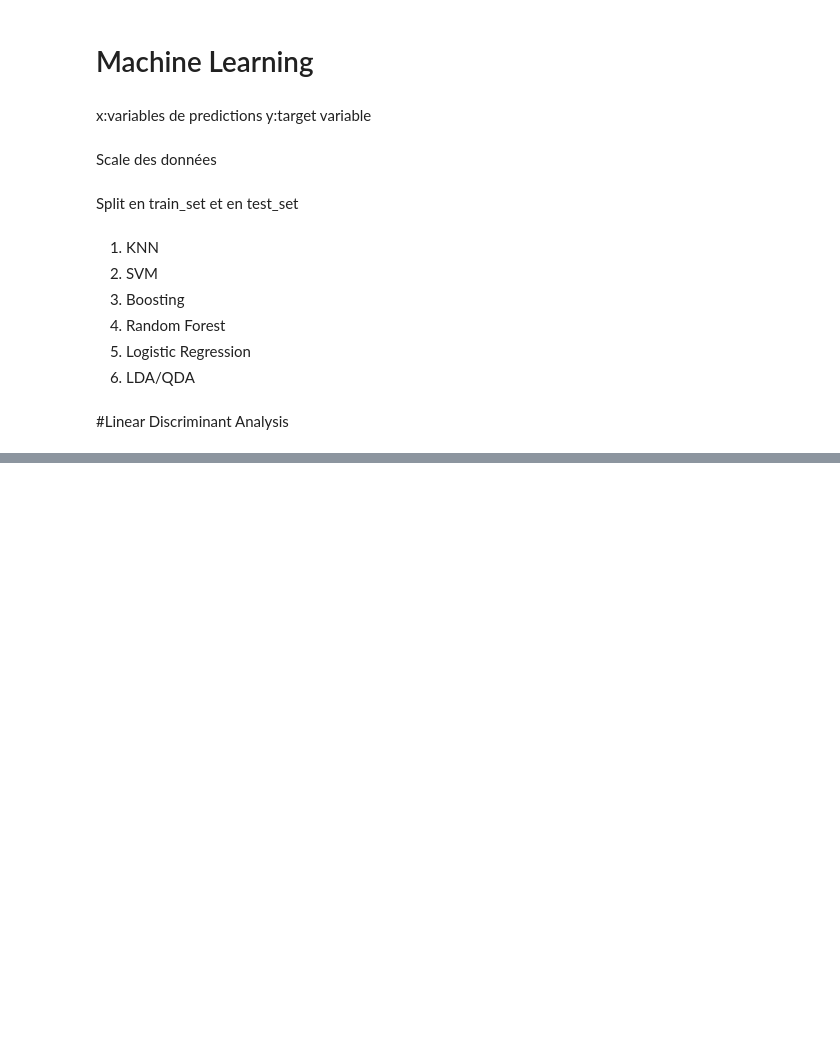
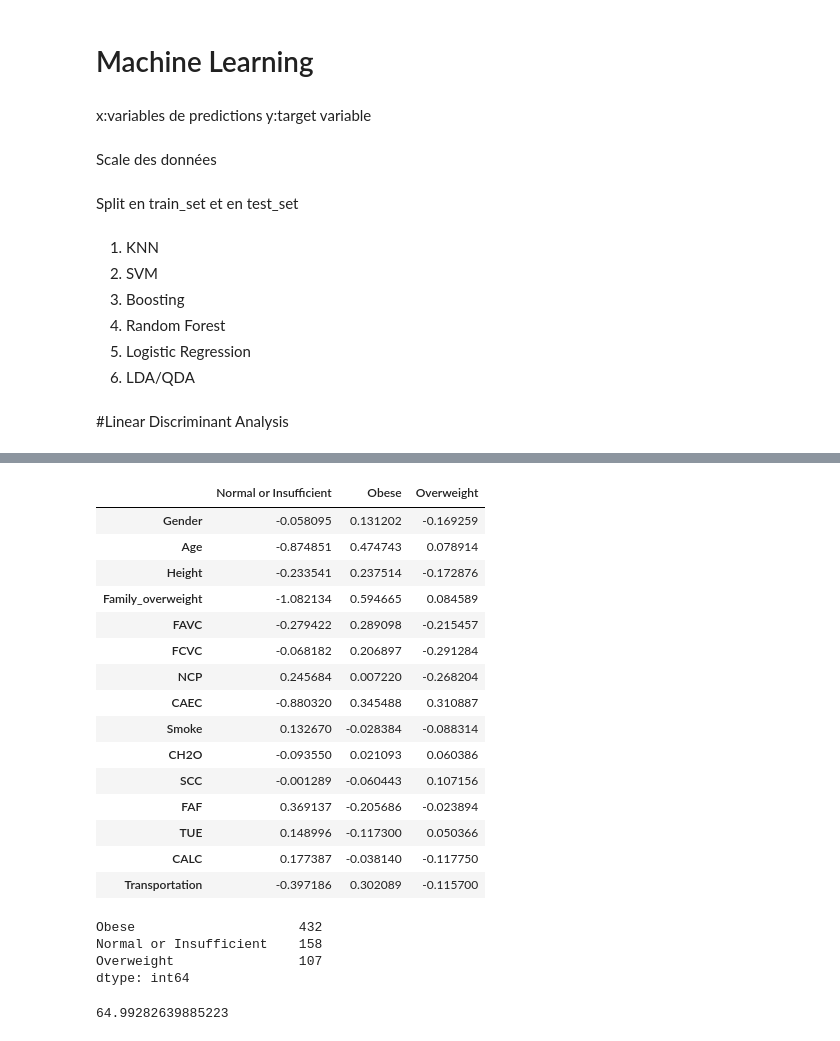
Before and after one commit to corentin-pujol/Obesity-types-prediction, a Jupyter notebook: Obesity_levels_prediction.ipynb, the cells around one changed output, grey strips where cells are left out. Drawn from its saved outputs; the diff is of its cells as text; code cells hidden in the pictures; blank space fills up the shorter version.

```diff
--- a/Obesity_levels_prediction.ipynb
+++ b/Obesity_levels_prediction.ipynb
@@ -319,0 +355,10 @@ acc_value
+# %%
+x=df.loc[:,df.columns!="Obesity_level_category"]
+y=df.loc[:,df.columns=="Obesity_level_category"]
+
+scaler=StandardScaler()
+scaler.fit(x)
+x_scaled=scaler.transform(x)
+# %%
+x_train, x_test, y_train, y_test = train_test_split(x_scaled, y, test_size=0.33)
+x_train
@@ -319,0 +379,4 @@ acc_value
+# %%
+lda_binary_class = LinearDiscriminantAnalysis()
+# %%
+model=lda_binary_class.fit(x_train, y_train)
@@ -319,0 +395,40 @@ acc_value
+# %%
+coef_fonctions_de_classement = pd.DataFrame(model.coef_.transpose(), index=df.columns[:-1], columns=model.classes_)
+coef_fonctions_de_classement
+# %% [output]
+|  | Normal or Insufficient | Obese | Overweight |
+| Gender | -0.058095 | 0.131202 | -0.169259 |
+| Age | -0.874851 | 0.474743 | 0.078914 |
+| Height | -0.233541 | 0.237514 | -0.172876 |
+| Family_overweight | -1.082134 | 0.594665 | 0.084589 |
+| FAVC | -0.279422 | 0.289098 | -0.215457 |
+| FCVC | -0.068182 | 0.206897 | -0.291284 |
+| NCP | 0.245684 | 0.007220 | -0.268204 |
+| CAEC | -0.880320 | 0.345488 | 0.310887 |
+| Smoke | 0.132670 | -0.028384 | -0.088314 |
+| CH2O | -0.093550 | 0.021093 | 0.060386 |
+| SCC | -0.001289 | -0.060443 | 0.107156 |
+| FAF | 0.369137 | -0.205686 | -0.023894 |
+| TUE | 0.148996 | -0.117300 | 0.050366 |
+| CALC | 0.177387 | -0.038140 | -0.117750 |
+| Transportation | -0.397186 | 0.302089 | -0.115700 |
+# %%
+pred = model.predict(x_test)
+pd.Series(pred).value_counts()
+# %% [output]
+Obese                     432
+Normal or Insufficient    158
+Overweight                107
+dtype: int64
+# %%
+pred = pd.DataFrame(pred)
+pred.columns=y_test.columns
+
+accuracy = np.where(pred.reset_index(drop=True)==y_test.reset_index(drop=True), 1, 0)
+df_result_pred_test = pd.DataFrame(accuracy)
+df_result_pred_test.columns = ["result"]
+
+acc_value = 100*df_result_pred_test["result"].value_counts()[1]/len(df_result_pred_test["result"])
+acc_value
+# %% [output]
+64.99282639885223
```
Also changed, not shown: parts of 12 cells of this notebook.
